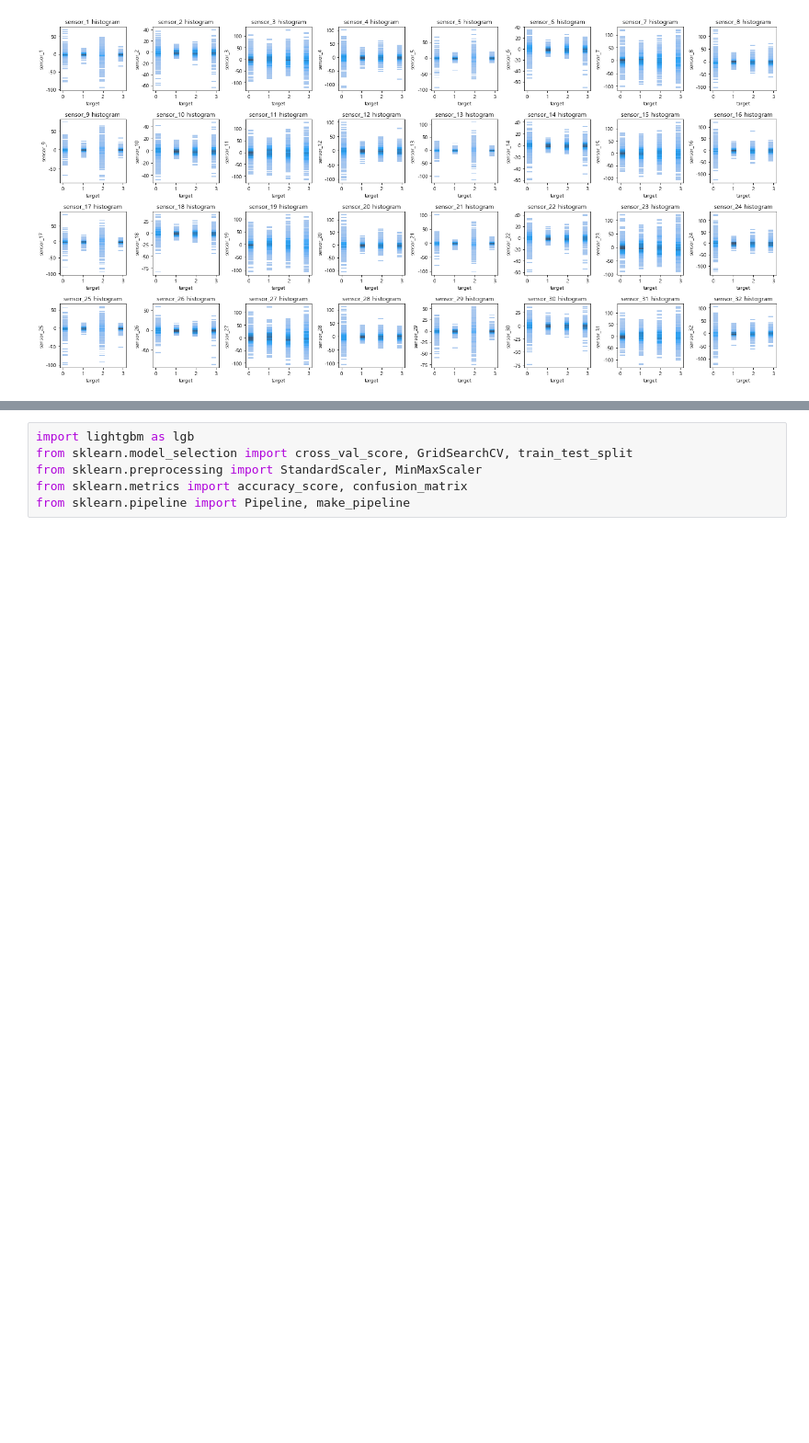
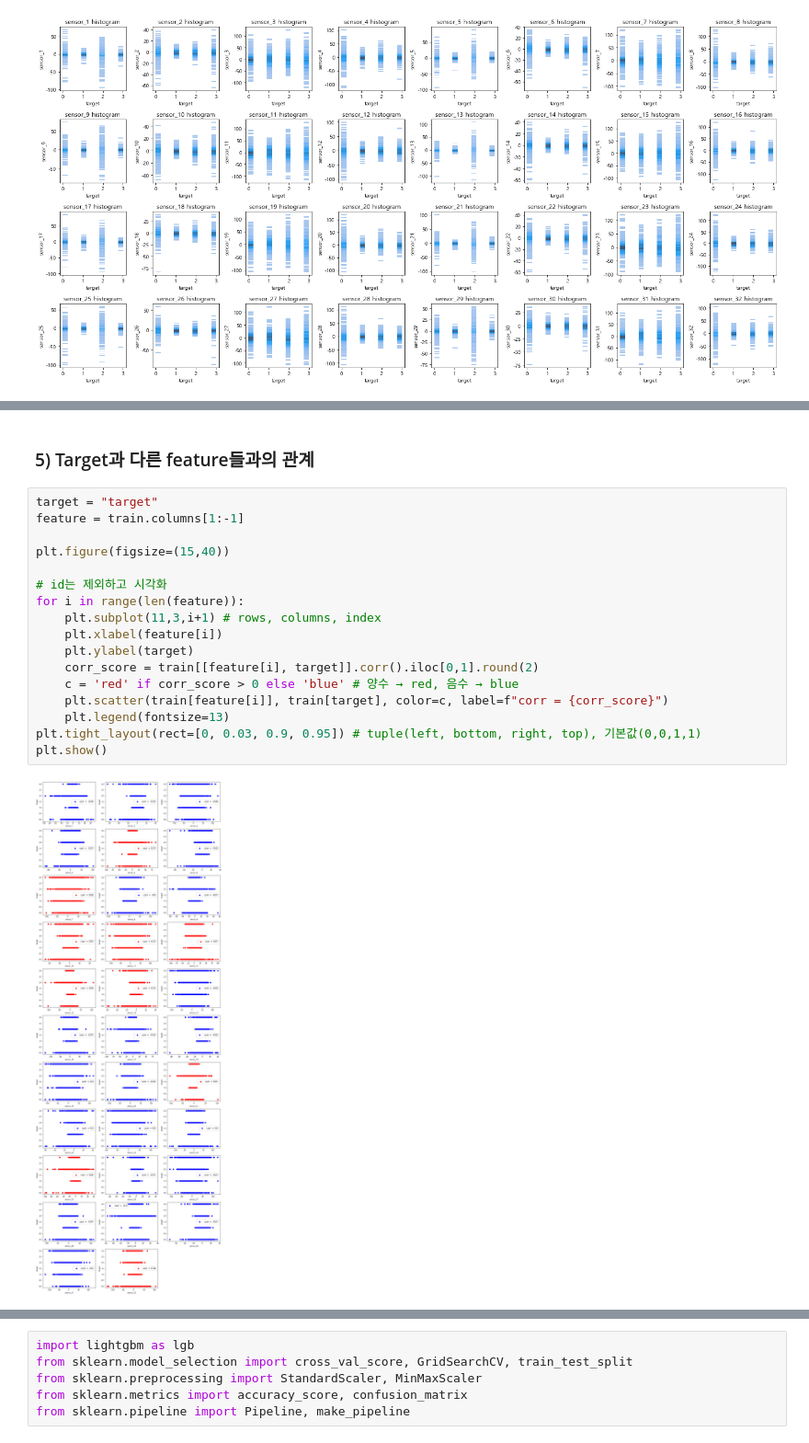
Before and after one commit to Park-Young-Bin/Python_Projects, a Jupyter notebook: 데이콘/[데이콘] 손동작 분류 경진대회.ipynb, the cells around one changed output, grey strips where cells are left out. Shown at 92% size. Drawn from its saved outputs; the diff is of its cells as text; blank space fills up the shorter version.

```diff
--- a/데이콘/[데이콘] 손동작 분류 경진대회.ipynb
+++ b/데이콘/[데이콘] 손동작 분류 경진대회.ipynb
@@ -276 +293,22 @@ plt.show()
+# %% [markdown]
+### 5) Target과 다른 feature들과의 관계
+# %%
+target = "target"
+feature = train.columns[1:-1]
+
+plt.figure(figsize=(15,40))
+
+# id는 제외하고 시각화
+for i in range(len(feature)):
+    plt.subplot(11,3,i+1) # rows, columns, index
+    plt.xlabel(feature[i])
+    plt.ylabel(target)
+    corr_score = train[[feature[i], target]].corr().iloc[0,1].round(2)
+    c = 'red' if corr_score > 0 else 'blue' # 양수 → red, 음수 → blue
+    plt.scatter(train[feature[i]], train[target], color=c, label=f"corr = {corr_score}")
+    plt.legend(fontsize=13)
+plt.tight_layout(rect=[0, 0.03, 0.9, 0.95]) # tuple(left, bottom, right, top), 기본값(0,0,1,1)
+plt.show()
+# %% [output]
+[figure, added]
 # %% [markdown]
```
Also changed, not shown: parts of 45 cells of this notebook.
